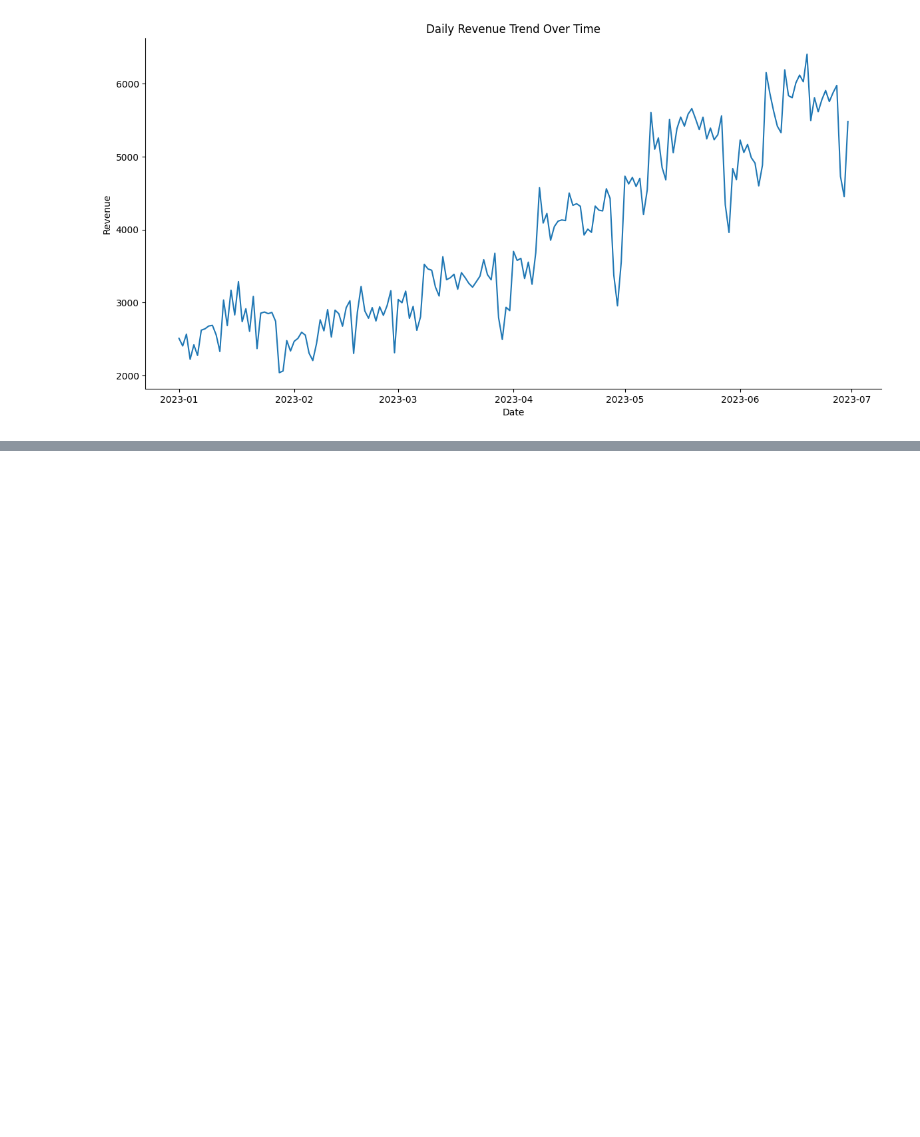
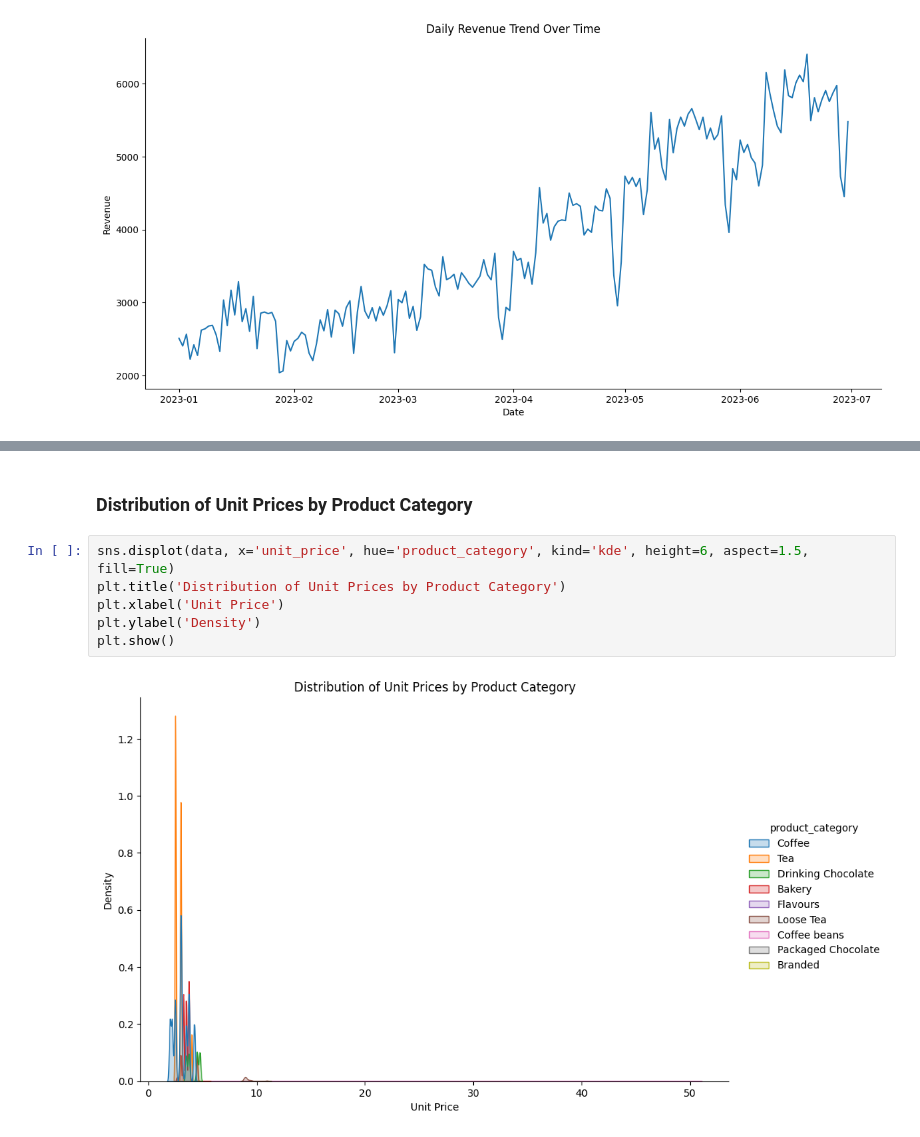
Before and after one commit to Hasibur013/Data-Hackathon, a Jupyter notebook: data_hackathon_visualize.ipynb, the cells around one changed output, grey strips where cells are left out. Saved outputs shown, nothing was run; the diff lists cells and outputs as text; blank space fills up the shorter version.

```diff
--- a/project.ipynb
+++ b/data_hackathon_visualize.ipynb
@@ -363,0 +376,10 @@ plt.show()
+# %% [markdown]
+###  Distribution of Unit Prices by Product Category
+# %%
+sns.displot(data, x='unit_price', hue='product_category', kind='kde', height=6, aspect=1.5, fill=True)
+plt.title('Distribution of Unit Prices by Product Category')
+plt.xlabel('Unit Price')
+plt.ylabel('Density')
+plt.show()
+# %% [output]
+[figure, added]
```
Also changed, not shown: parts of 8 cells of this notebook.
